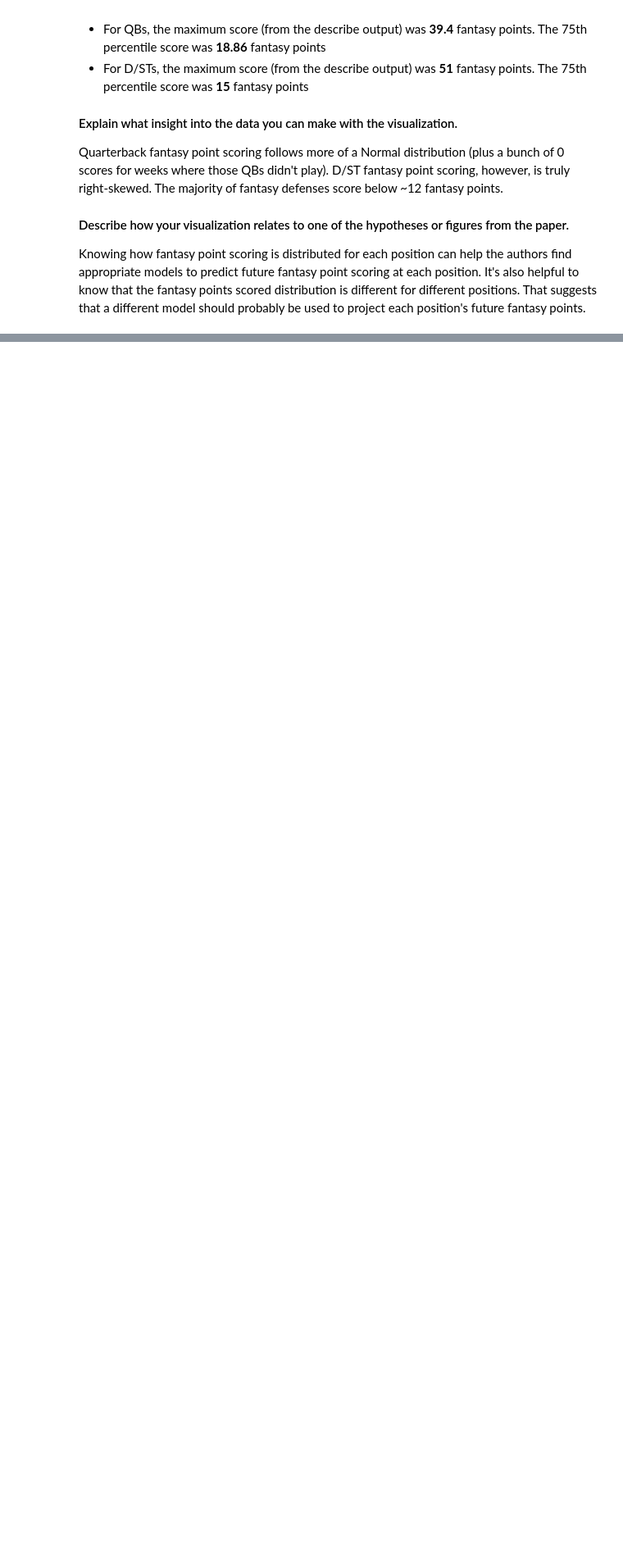
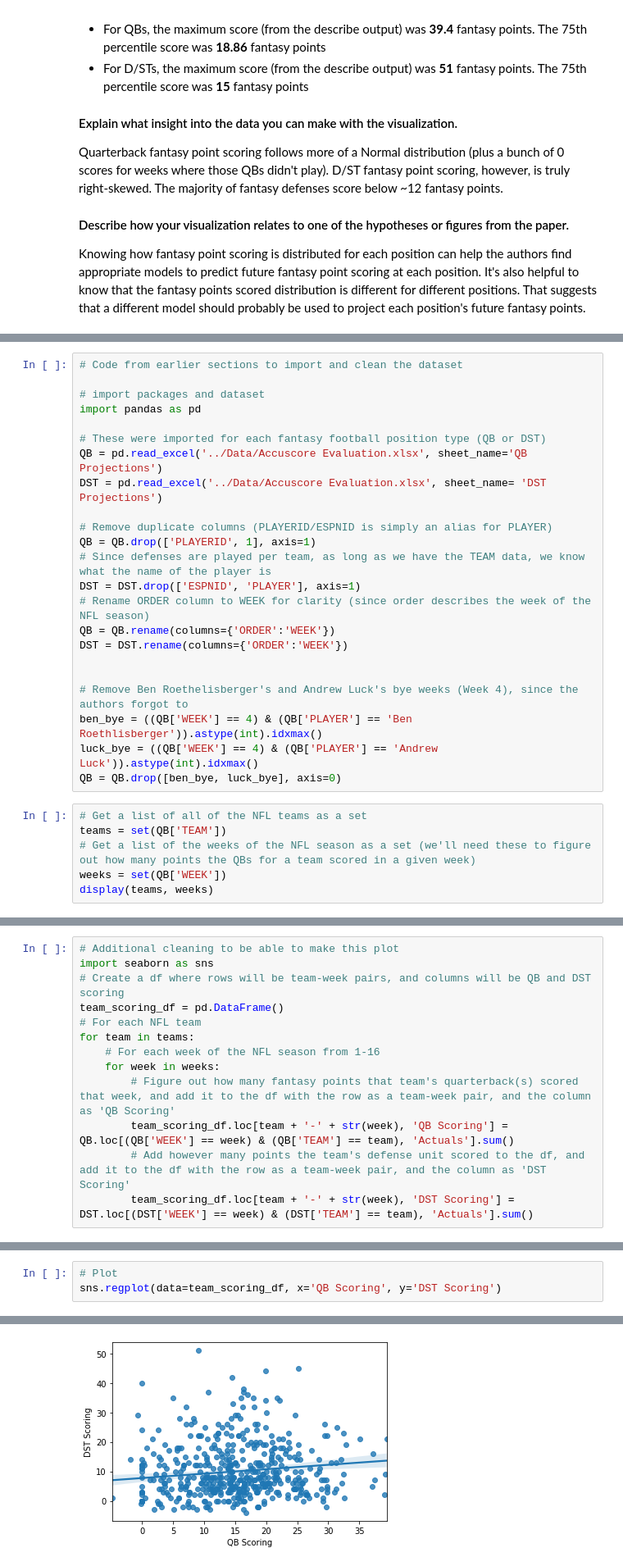
Before and after one commit to sam-delap/ds4bio, a Jupyter notebook: FantasyFootballProject/Combined.ipynb, the cells around one changed output, grey strips where cells are left out. Shown at 82% size. Cells and saved outputs as stored; diff of their text form; blank space fills up the shorter version.

Commit message:
project part 3 commit

```diff
--- a/FantasyFootballProject/Combined.ipynb
+++ b/FantasyFootballProject/Combined.ipynb
@@ -328,0 +341,29 @@ Knowing how fantasy point scoring is distributed for each position can help the
+# %%
+# Code from earlier sections to import and clean the dataset
+
+# import packages and dataset
+import pandas as pd
+
+# These were imported for each fantasy football position type (QB or DST)
+QB = pd.read_excel('../Data/Accuscore Evaluation.xlsx', sheet_name='QB Projections')
+DST = pd.read_excel('../Data/Accuscore Evaluation.xlsx', sheet_name= 'DST Projections')
+
+# Remove duplicate columns (PLAYERID/ESPNID is simply an alias for PLAYER)
+QB = QB.drop(['PLAYERID', 1], axis=1)
+# Since defenses are played per team, as long as we have the TEAM data, we know what the name of the player is
+DST = DST.drop(['ESPNID', 'PLAYER'], axis=1)
+# Rename ORDER column to WEEK for clarity (since order describes the week of the NFL season)
+QB = QB.rename(columns={'ORDER':'WEEK'})
+DST = DST.rename(columns={'ORDER':'WEEK'})
+
+
+# Remove Ben Roethelisberger's and Andrew Luck's bye weeks (Week 4), since the authors forgot to
+ben_bye = ((QB['WEEK'] == 4) & (QB['PLAYER'] == 'Ben Roethlisberger')).astype(int).idxmax()
+luck_bye = ((QB['WEEK'] == 4) & (QB['PLAYER'] == 'Andrew Luck')).astype(int).idxmax()
+QB = QB.drop([ben_bye, luck_bye], axis=0)
+# %%
+# Get a list of all of the NFL teams as a set
+teams = set(QB['TEAM'])
+# Get a list of the weeks of the NFL season as a set (we'll need these to figure out how many points the QBs for a team scored in a given week)
+weeks = set(QB['WEEK'])
+display(teams, weeks)
@@ -328,0 +389,13 @@ Knowing how fantasy point scoring is distributed for each position can help the
+# %%
+# Additional cleaning to be able to make this plot
+import seaborn as sns
+# Create a df where rows will be team-week pairs, and columns will be QB and DST scoring
+team_scoring_df = pd.DataFrame()
+# For each NFL team
+for team in teams:
+    # For each week of the NFL season from 1-16
+    for week in weeks:
+        # Figure out how many fantasy points that team's quarterback(s) scored that week, and add it to the df with the row as a team-week pair, and the column as 'QB Scoring'
+        team_scoring_df.loc[team + '-' + str(week), 'QB Scoring'] = QB.loc[(QB['WEEK'] == week) & (QB['TEAM'] == team), 'Actuals'].sum()
+        # Add however many points the team's defense unit scored to the df, and add it to the df with the row as a team-week pair, and the column as 'DST Scoring'
+        team_scoring_df.loc[team + '-' + str(week), 'DST Scoring'] = DST.loc[(DST['WEEK'] == week) & (DST['TEAM'] == team), 'Actuals'].sum()
@@ -328,0 +409,4 @@ Knowing how fantasy point scoring is distributed for each position can help the
+# %%
+# Plot
+sns.regplot(data=team_scoring_df, x='QB Scoring', y='DST Scoring')
+# %% [output]
@@ -328,0 +414 @@ Knowing how fantasy point scoring is distributed for each position can help the
+[figure, added]
```
Also changed, not shown: parts of 17 cells of this notebook, 1 other file.
